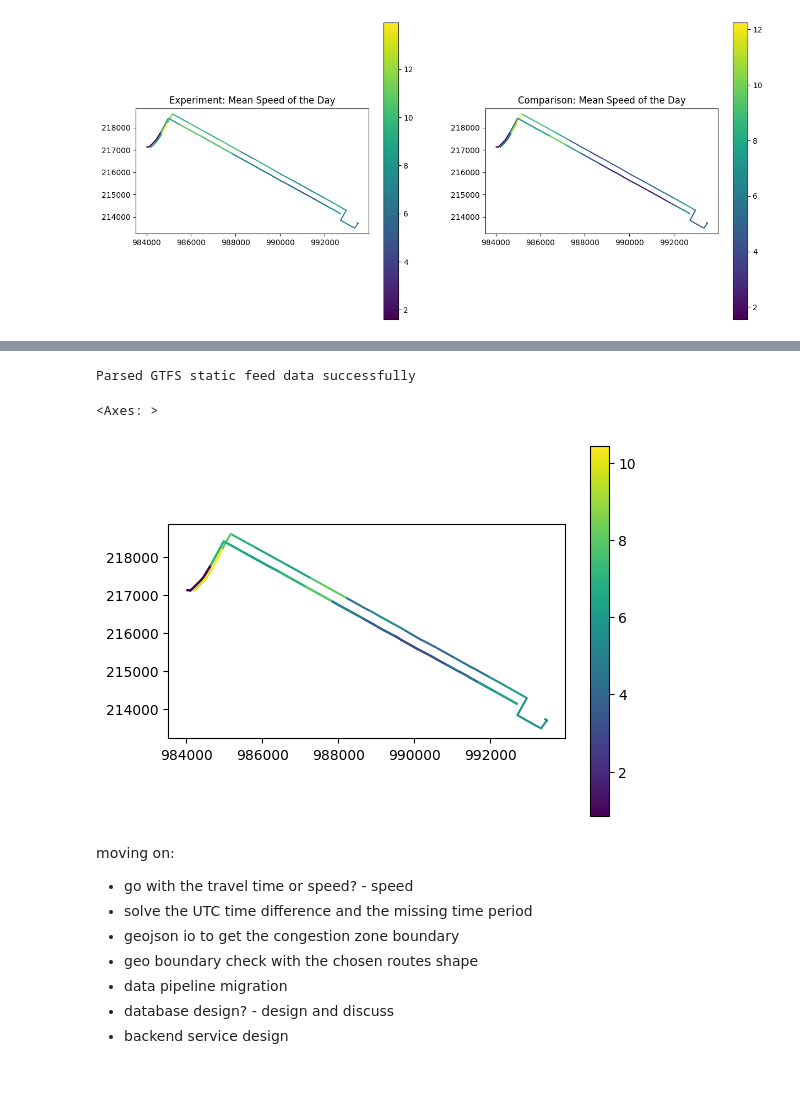
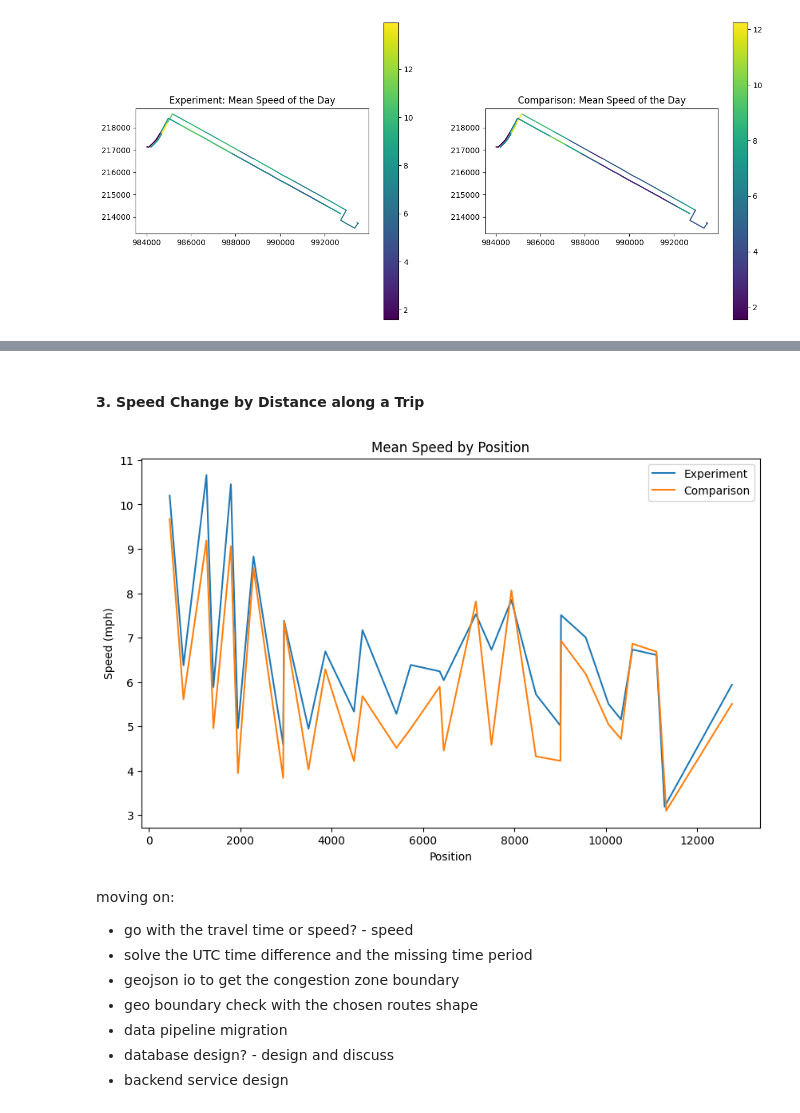
Before and after one commit to Cornell-Tech-Urban-Tech-Hub/gtfs-realtime-performance, a Jupyter notebook: notebooks/congestionPricing_bus_speed.ipynb, the cells around one changed output, grey strips where cells are left out. Cells and saved outputs as stored; diff of their text form; code cells hidden in the pictures; blank space fills up the shorter version.

Commit message:
visualization of speed change by distance along a trip

```diff
--- a/notebooks/congestionPricing_bus_speed.ipynb
+++ b/notebooks/congestionPricing_bus_speed.ipynb
@@ -567,15 +538,46 @@ plt.show()
-# %%
-# plot the segment of a trip with median speed of the day
-date = "2025-01-06"
-route_id = "M50"
-correct_url, _ = get_correct_static_url(feed_updates, date)
-segment_df = GTFS_shape_processor(correct_url, 4326, 2263).process_shapes()
-speeds = pd.read_csv(f"data/2025-jan/speeds_{route_id}_{date}.csv")
-segment_df.merge(speeds.groupby(["prev_stop_id", "stop_id"])["speed_mph"].median().reset_index()).plot(column="speed_mph", legend=True)
-# %% [output]
-Parsed GTFS static feed data successfully
-<Axes: >
-[figure, removed]
+# %% [markdown]
+#### 3. Speed Change by Distance along a Trip
+# %%
+# project_position
+# prev_projected_position
+# stop_sequence: stop_sequence is a number that indicates the ordering of stops on a trip. It helps distinguish between visits to the same physical stop when a route loops back or passes the same location multiple times
+# compute unique combinations of (prev_projected_position, projected_position, stop_sequence)
+
+df_experiment = bus_speed_202501thurs_cz.copy()
+df_comparison = bus_speed_202412thurs_cz.copy()
+
+# Treat prev_projected_position and projected_position as 2 positions, and assign them the same speed
+# Compute the mean speed for each position
+
+# create a DataFrame with both positions and their corresponding speeds for experiment
+positions_speeds_experiment = pd.concat([
+    df_experiment[["prev_projected_position", "speed_mph"]].rename(columns={"prev_projected_position": "position"}),
+    df_experiment[["projected_position", "speed_mph"]].rename(columns={"projected_position": "position"})
+])
+
+# create a DataFrame with both positions and their corresponding speeds for comparison
+positions_speeds_comparison = pd.concat([
+    df_comparison[["prev_projected_position", "speed_mph"]].rename(columns={"prev_projected_position": "position"}),
+    df_comparison[["projected_position", "speed_mph"]].rename(columns={"projected_position": "position"})
+])
+
+# compute the mean speed for each position for experiment
+mean_speeds_experiment = positions_speeds_experiment.groupby("position")["speed_mph"].mean().reset_index()
+
+# compute the mean speed for each position for comparison
+mean_speeds_comparison = positions_speeds_comparison.groupby("position")["speed_mph"].mean().reset_index()
+
+# plot: x - position, y - speed for both experiment and comparison
+plt.figure(figsize=(10, 6))
+plt.plot(mean_speeds_experiment["position"], mean_speeds_experiment["speed_mph"], label="Experiment")
+plt.plot(mean_speeds_comparison["position"], mean_speeds_comparison["speed_mph"], label="Comparison")
+plt.title("Mean Speed by Position")
+plt.xlabel("Position")
+plt.ylabel("Speed (mph)")
+plt.legend()
+plt.show()
+# %% [output]
+[figure, added]
 # %% [markdown]
 moving on:
 
```
Also changed, not shown: parts of 1 cell of this notebook.
